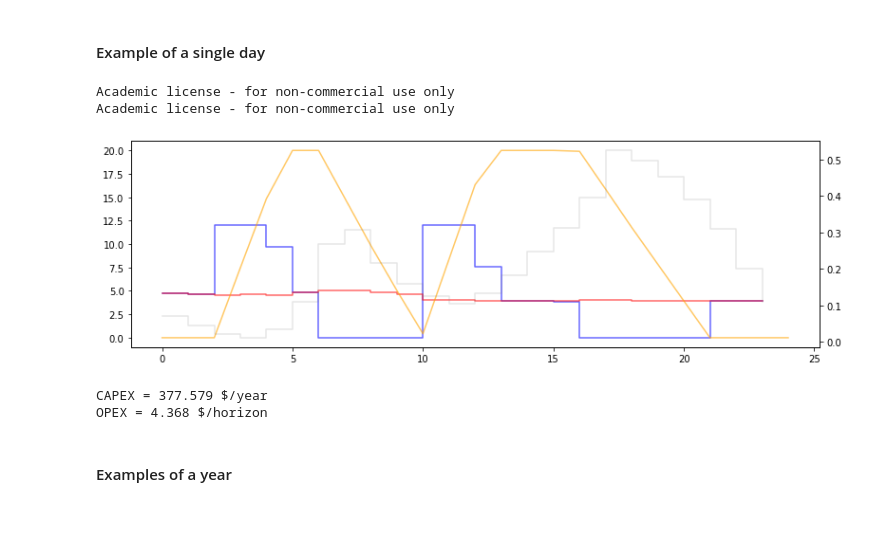
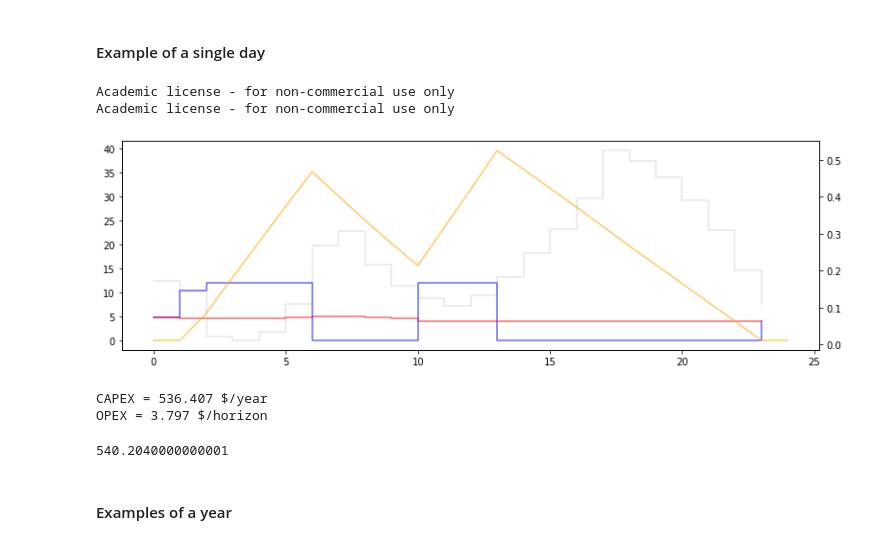
Before and after one commit to thdfw/master_thesis, a Jupyter notebook: pareto/other/sizing/HP_TES_sizing/final_sizing.ipynb, the cells around one changed output. Cells and saved outputs as stored; diff of their text form; code cells hidden in the pictures; blank space fills up the shorter version.

```diff
--- a/pareto/other/sizing/HP_TES_sizing/final_sizing.ipynb
+++ b/pareto/other/sizing/HP_TES_sizing/final_sizing.ipynb
@@ -13,6 +14,9 @@ df = pd.DataFrame({'temp':T_OA_table,'cop':COP_table})
 mod = smf.ols(formula='cop ~ temp', data=df)
 np.random.seed(2)
 res = mod.fit()
+
+def COP(T_OA):
+    return round(res.params.Intercept+T_OA*res.params.temp,2)
 # %% [markdown]
 ### Optimal OPEX ($/horizon)
 # %%
@@ -22,7 +26,7 @@ def optimal_opex(max_storage, max_Q_HP, forecasts, PLOT):
     N = forecasts['horizon']
     elec = forecasts['elec']
     load = forecasts['load']
-    COP_list = [round(res.params.Intercept+t*res.params.temp,2) for t in forecasts['T_OA']]
+    COP_list = [COP(T) for T in forecasts['T_OA']]
     min_Q_HP = max_Q_HP*0.2
 
     # Initialize
@@ -167,6 +178,6 @@ df.head()
 # %%
 CFH_prices = {
-    'WinterHDP': [0.0718, 0.0445, 0.0202, 0.011, 0.0331, 0.11, 0.2672, 0.3077, 0.2163, 0.1584,
+    'WinterHDP': [0.1718, 0.1445, 0.0202, 0.011, 0.0331, 0.11, 0.2672, 0.3077, 0.2163, 0.1584,
                   0.1264, 0.1047, 0.1318, 0.1835, 0.2485, 0.3123, 0.3961, 0.5254, 0.4974, 0.4525,
                   0.3918, 0.3113, 0.1998, 0.1106],
     'SpringHDP': [0.1714, 0.144, 0.1385, 0.1518, 0.1829, 0.2713, 0.4659, 0.5328, 0.28, 0.1158,
@@ -217,18 +228,19 @@ def yearly_totex(storage_size, heatpump_size, lifetime, forecasts, PLOT):
 # %%
 forecasts = {
     'horizon': 24,
     'elec': yearly_elecs[:24],
     'load': list(df.load)[:24],
     'T_OA': list(df.T_OA)[:24],
     }
 
-totex = yearly_totex(20, 12, 20, forecasts, True)
+yearly_totex(42, 12, 20, forecasts, True)
 # %% [output]
 Academic license - for non-commercial use only
 Academic license - for non-commercial use only
-[figure, old version]
+[figure, new version]
-CAPEX = 377.579 $/year
-OPEX = 4.368 $/horizon
+CAPEX = 536.407 $/year
+OPEX = 3.797 $/horizon
+540.2040000000001
 # %% [markdown]
 #### Examples of a year
 # %%
```
Also changed, not shown: parts of 12 cells of this notebook, 2 other files.
